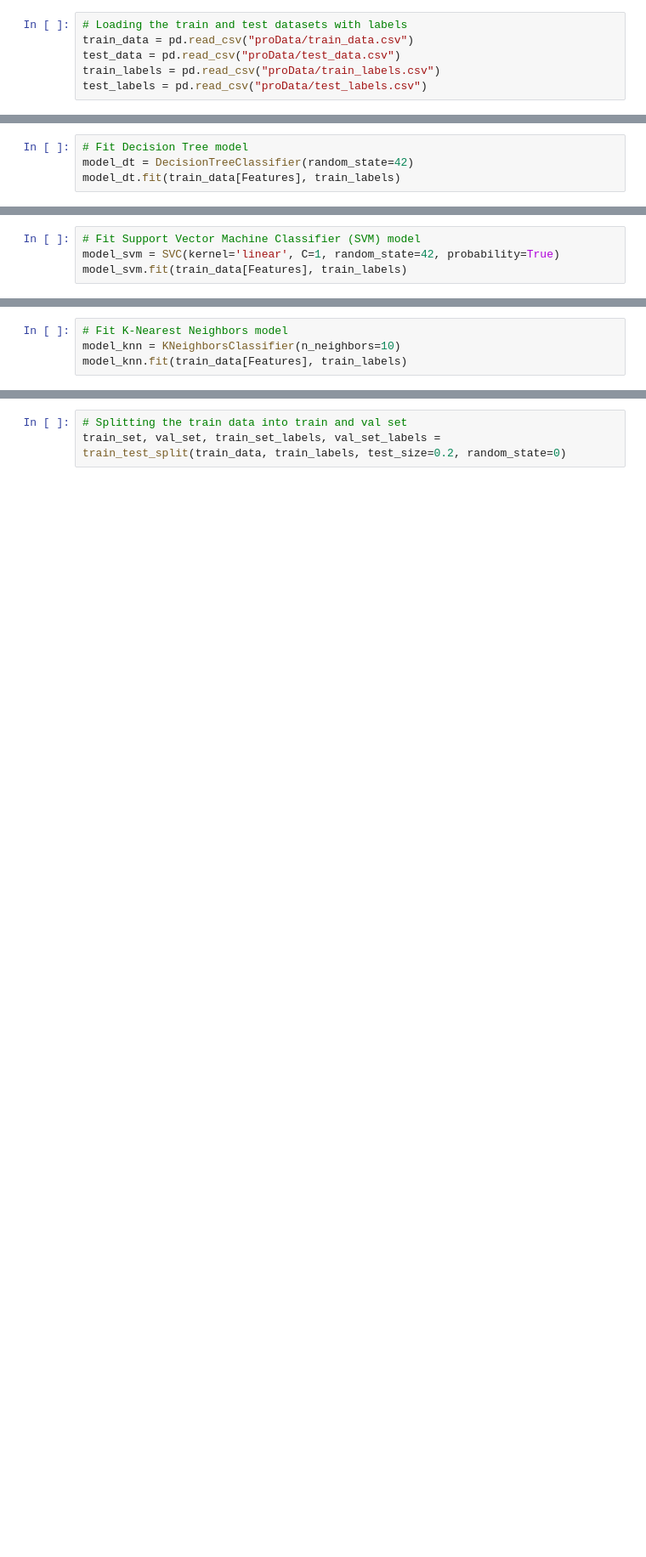
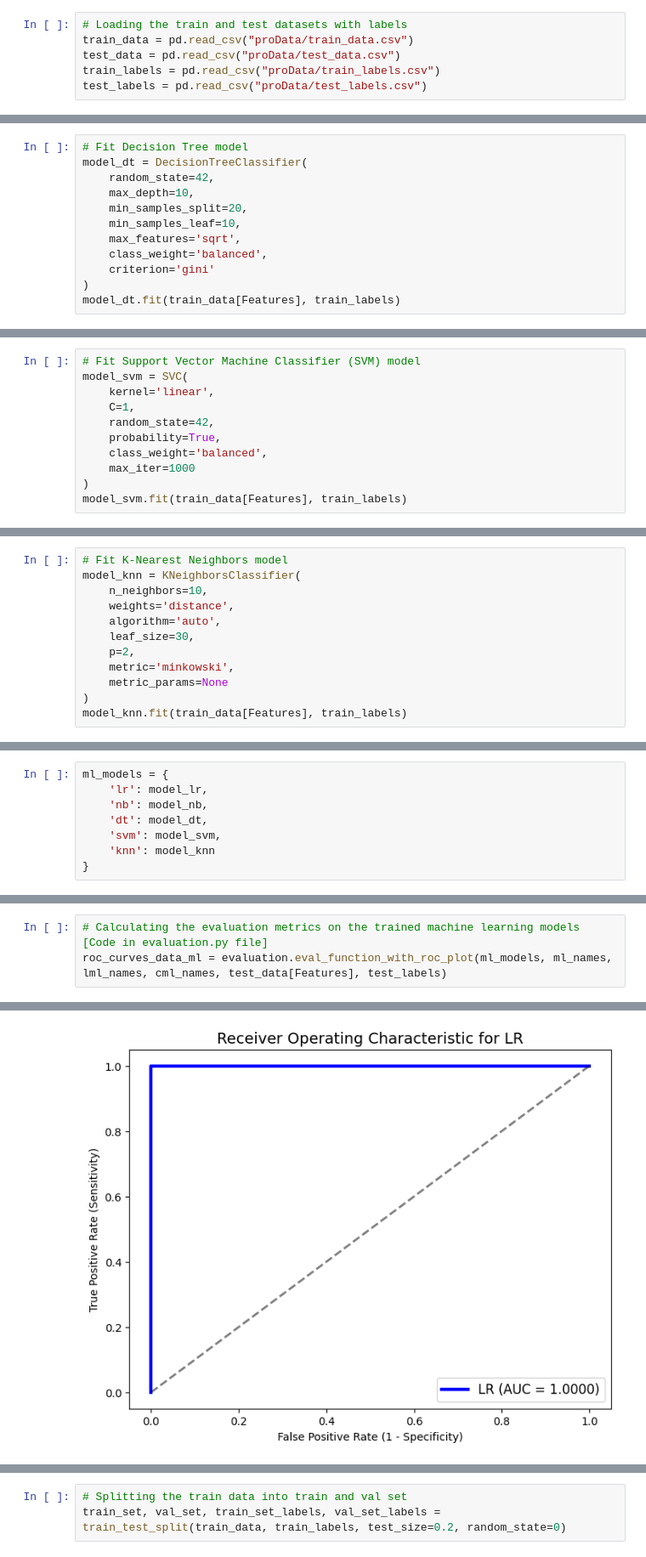
Before and after one commit to chandanthota75/Efficient-Clinical-Decision-Making-in-Nephrology--Predictive-Analytics-for-CKD-Management, a Jupyter notebook: Model Training and Evaluation.ipynb, the cells around one changed output, grey strips where cells are left out. Shown at 85% size. Cells and saved outputs as stored; diff of their text form; blank space fills up the shorter version.

```diff
--- a/Model Training and Evaluation.ipynb
+++ b/Model Training and Evaluation.ipynb
@@ -63,6 +77,14 @@ model_nb.fit(train_data[Features], train_labels)
 GaussianNB()
 # %%
 # Fit Decision Tree model
-model_dt = DecisionTreeClassifier(random_state=42)
+model_dt = DecisionTreeClassifier(
+    random_state=42,
+    max_depth=10,
+    min_samples_split=20,
+    min_samples_leaf=10,
+    max_features='sqrt',
+    class_weight='balanced',
+    criterion='gini'
+)
 model_dt.fit(train_data[Features], train_labels)
 # %% [output]
@@ -70,5 +94,12 @@ DecisionTreeClassifier(random_state=42)
 # %%
 # Fit Support Vector Machine Classifier (SVM) model
-model_svm = SVC(kernel='linear', C=1, random_state=42, probability=True)
+model_svm = SVC(
+    kernel='linear',
+    C=1,
+    random_state=42,
+    probability=True,
+    class_weight='balanced',
+    max_iter=1000
+)
 model_svm.fit(train_data[Features], train_labels)
 # %% [output]
@@ -76,5 +108,13 @@ SVC(C=1, kernel='linear', probability=True, random_state=42)
 # %%
 # Fit K-Nearest Neighbors model
-model_knn = KNeighborsClassifier(n_neighbors=10)
+model_knn = KNeighborsClassifier(
+    n_neighbors=10,
+    weights='distance',
+    algorithm='auto',
+    leaf_size=30,
+    p=2,
+    metric='minkowski',
+    metric_params=None
+)
 model_knn.fit(train_data[Features], train_labels)
 # %% [output]
@@ -81,0 +124,8 @@ KNeighborsClassifier(n_neighbors=10)
+# %%
+ml_models = {
+    'lr': model_lr,
+    'nb': model_nb,
+    'dt': model_dt,
+    'svm': model_svm,
+    'knn': model_knn
+}
@@ -81,0 +136,4 @@ KNeighborsClassifier(n_neighbors=10)
+# %%
+# Calculating the evaluation metrics on the trained machine learning models [Code in evaluation.py file]
+roc_curves_data_ml = evaluation.eval_function_with_roc_plot(ml_models, ml_names, lml_names, cml_names, test_data[Features], test_labels)
+# %% [output]
@@ -81,0 +156 @@ KNeighborsClassifier(n_neighbors=10)
+[figure, added]
```
Also changed, not shown: parts of 40 cells of this notebook, 34 other files.
